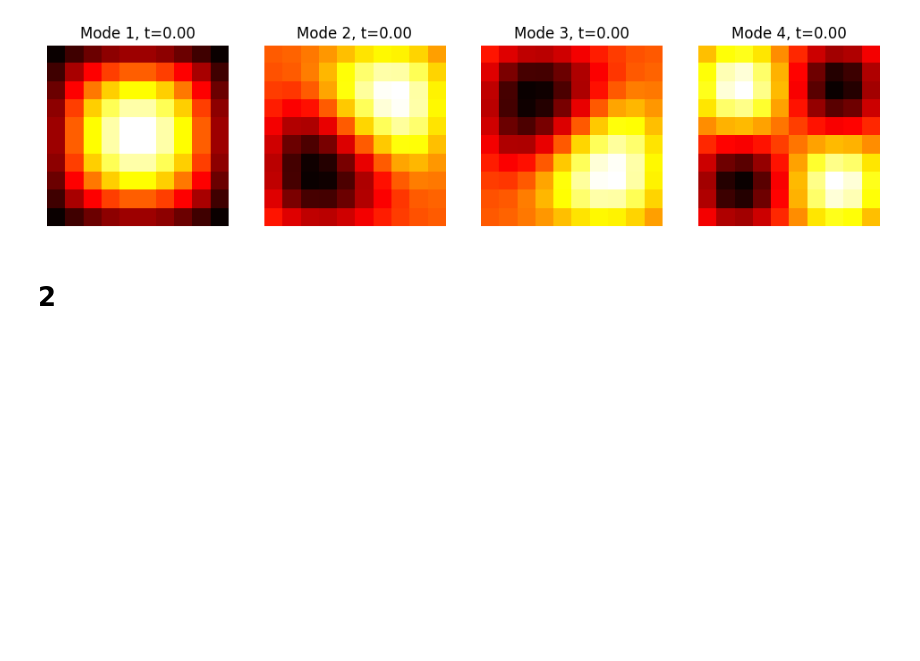
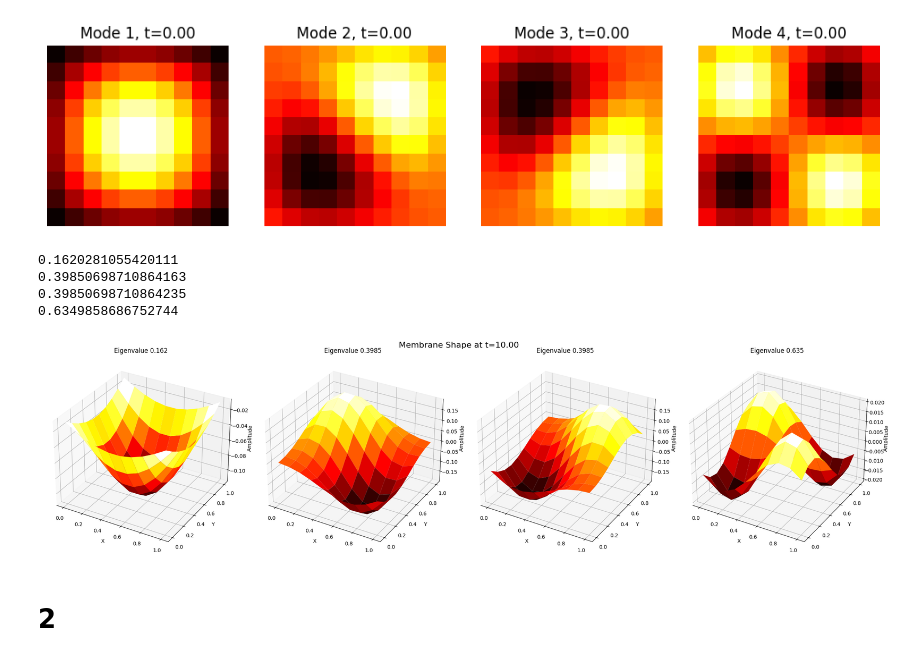
Before and after one commit to koenweverink/ScientificComputing, a Jupyter notebook: Set3_Sacha.ipynb, the cells around one changed output. Cells and saved outputs as stored; diff of their text form; code cells hidden in the pictures; blank space fills up the shorter version.

Commit message:
3d plots

```diff
--- a/Set3_Sacha.ipynb
+++ b/Set3_Sacha.ipynb
@@ -563,6 +563,74 @@ writer = PillowWriter(fps=20)  # Adjust fps as needed for smoother animation
 ani.save('time_dependent_modes.gif', writer=writer)
 # %% [output]
 [figure]
+# %%
+import numpy as np
+import matplotlib.pyplot as plt
+from mpl_toolkits.mplot3d import Axes3D
+
+# Assuming this is the create_reflective_laplacian function you provided earlier
+def create_reflective_laplacian(n, m):
+    N = n * m
+    M = np.zeros((N, N))
+    for i in range(N):
+        M[i, i] = -4
+        row, col = divmod(i, m)
+        if col != 0:
+            M[i, i - 1] = 1
+        if col != (m - 1):
+            M[i, i + 1] = 1
+        if row != 0:
+            M[i, i - m] = 1
+        if row != (n - 1):
+            M[i, i + m] = 1
+    return M
+
+# Parameters
+n, m = 10, 10  # Grid dimensions
+c = 1         # Coefficient in your time-dependent part
+t = 10         # Time to visualize
+num_modes = 4 # Number of eigenmodes to display
+A, B = 1, 0   # Example initial conditions, replace with actual values if available
+
+# Create Laplacian matrix and find its eigenvalues and eigenvectors
+L = create_reflective_laplacian(n, m)
+eigenvalues, eigenvectors = np.linalg.eigh(-L)  # Use negative Laplacian
+
+# Create figure and axes
+fig = plt.figure(figsize=(23, 6))
+fig.suptitle(f'Membrane Shape at t={t:.2f}', fontsize=16)
+
+for i in range(num_modes):
+    # Time-dependent part based on your provided formula
+    time_part = A * np.cos(c * np.sqrt(eigenvalues[i]) * t) + B * np.sin(c * np.sqrt(eigenvalues[i]) * t)
+    print(eigenvalues[i])
+
+    # Compute membrane shape at time t
+    shape = eigenvectors[:, i].reshape(n, m) * time_part
+
+    # Create 3D subplot
+    ax = fig.add_subplot(1, 4, i+1, projection='3d')
+
+    # Generate grid
+    x = np.linspace(0, 1, m)
+    y = np.linspace(0, 1, n)
+    X, Y = np.meshgrid(x, y)
+
+    # Plot membrane shape
+    ax.plot_surface(X, Y, shape, cmap='hot')
+    ax.set_title(f'Eigenvalue {np.round(eigenvalues[i], 4)}')
+    ax.set_xlabel('X')
+    ax.set_ylabel('Y')
+    ax.set_zlabel('Amplitude')
+
+plt.tight_layout()
+plt.show()
+# %% [output]
+0.1620281055420111
+0.39850698710864163
+0.39850698710864235
+0.6349858686752744
+[figure, added]
 # %% [markdown]
 # 2
 # %%
```
Also changed, not shown: 1 other file.
